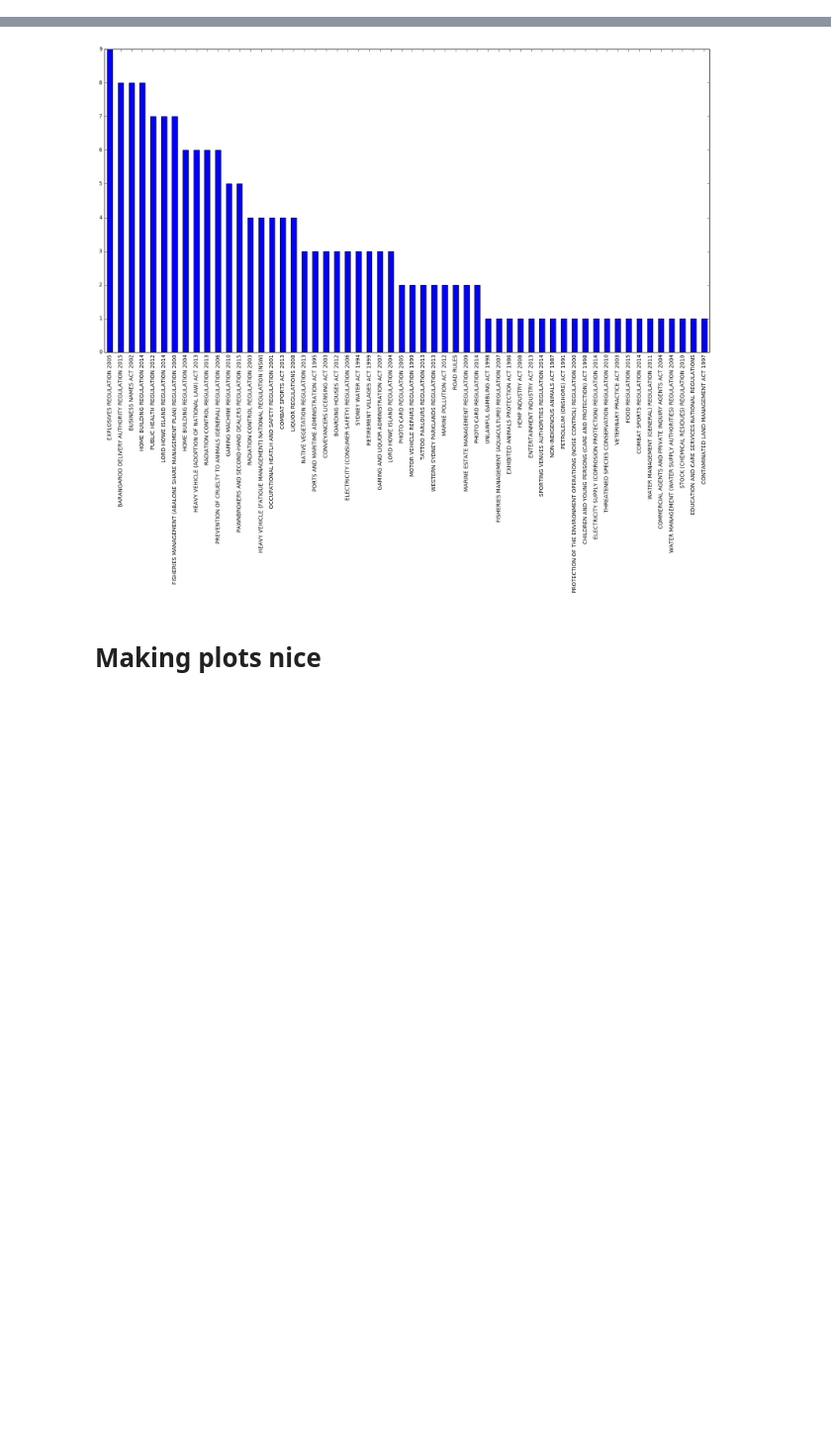
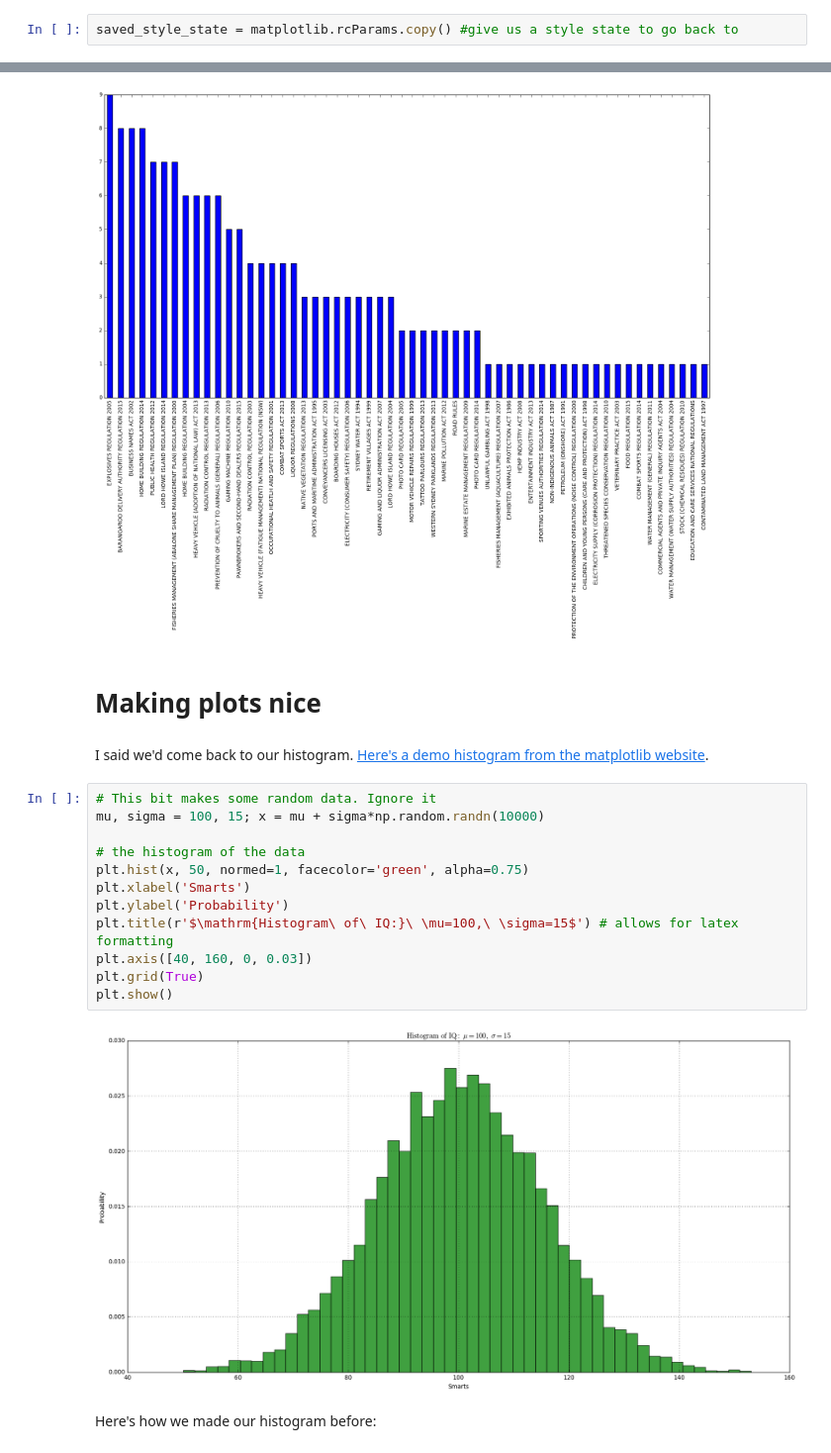
Before and after one commit to notionparallax/code1161base, a Jupyter notebook: week6/basic_pandas.ipynb, the cells around one changed output, grey strips where cells are left out. Shown at 99% size. Saved outputs shown, nothing was run; the diff lists cells and outputs as text; blank space fills up the shorter version.

```diff
--- a/week6/basic_pandas.ipynb
+++ b/week6/basic_pandas.ipynb
@@ -15,6 +15,8 @@ Some magic that tells jupyter to put graphs and things in the notebook instead o
 # %%
 %matplotlib inline
 plt.rcParams['figure.figsize'] = (20, 10)
+# %%
+saved_style_state = matplotlib.rcParams.copy() #give us a style state to go back to
 # %% [markdown]
 Let's check to see if we've already downloaded the data. It's a big file, so we don't want to do it every time we run the code. Even just loading from file takes a few seconds!
 
@@ -293,3 +297,21 @@ pdvc[pdvc < 10].plot(kind="bar")
 [figure]
 # %% [markdown]
 # Making plots nice
+# %% [markdown]
+I said we'd come back to our histogram. [Here's a demo histogram from the matplotlib website](http://matplotlib.org/1.2.1/examples/pylab_examples/histogram_demo.html).
+# %%
+# This bit makes some random data. Ignore it
+mu, sigma = 100, 15; x = mu + sigma*np.random.randn(10000)
+
+# the histogram of the data
+plt.hist(x, 50, normed=1, facecolor='green', alpha=0.75)
+plt.xlabel('Smarts')
+plt.ylabel('Probability')
+plt.title(r'$\mathrm{Histogram\ of\ IQ:}\ \mu=100,\ \sigma=15$') # allows for latex formatting
+plt.axis([40, 160, 0, 0.03])
+plt.grid(True)
+plt.show()
+# %% [output]
+[figure, added]
+# %% [markdown]
+Here's how we made our histogram before:
```
Also changed, not shown: parts of 23 cells of this notebook.
